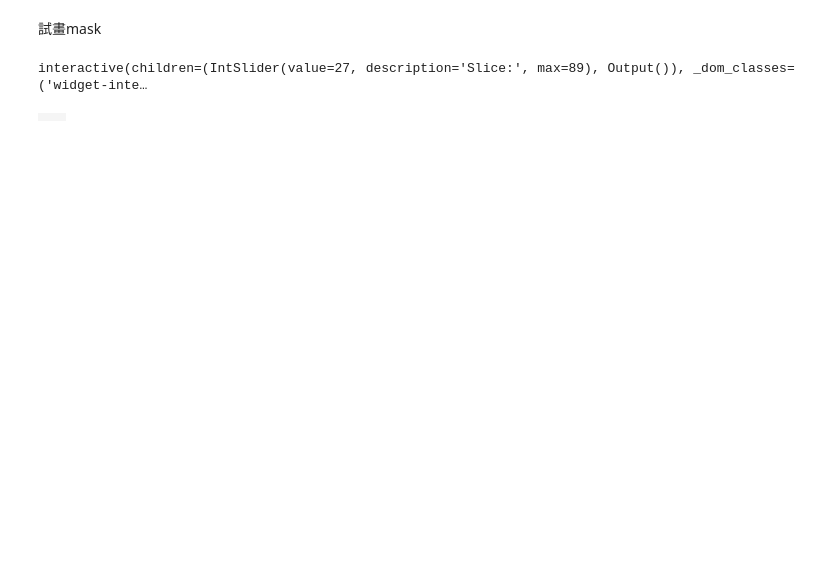
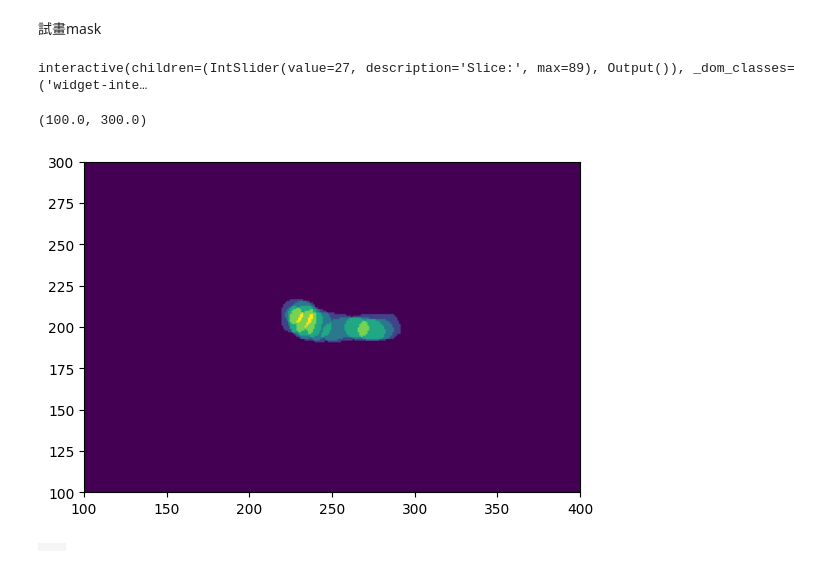
Before and after one commit to Guo-bot-1998/Appendicitis, a Jupyter notebook: Viewdata.ipynb, the cells around one changed output. Drawn from its saved outputs; the diff is of its cells as text; code cells hidden in the pictures; blank space fills up the shorter version.

Commit message:
Plot the heatmap of mask

```diff
--- a/Viewdata.ipynb
+++ b/Viewdata.ipynb
@@ -69,6 +56,13 @@ slider = widgets.IntSlider(
 widgets.interactive(update_plot, slice_number=slider)
 # %% [output]
 interactive(children=(IntSlider(value=27, description='Slice:', max=89), Output()), _dom_classes=('widget-inte…
+# %%
+plt.imshow(mymask.sum(axis=2))
+plt.xlim((100, 400))
+plt.ylim((100, 300))
+# %% [output]
+(100.0, 300.0)
+[figure, added]
 # %%
 import time
 # 读取nii文件
```
Also changed, not shown: parts of 6 cells of this notebook.
